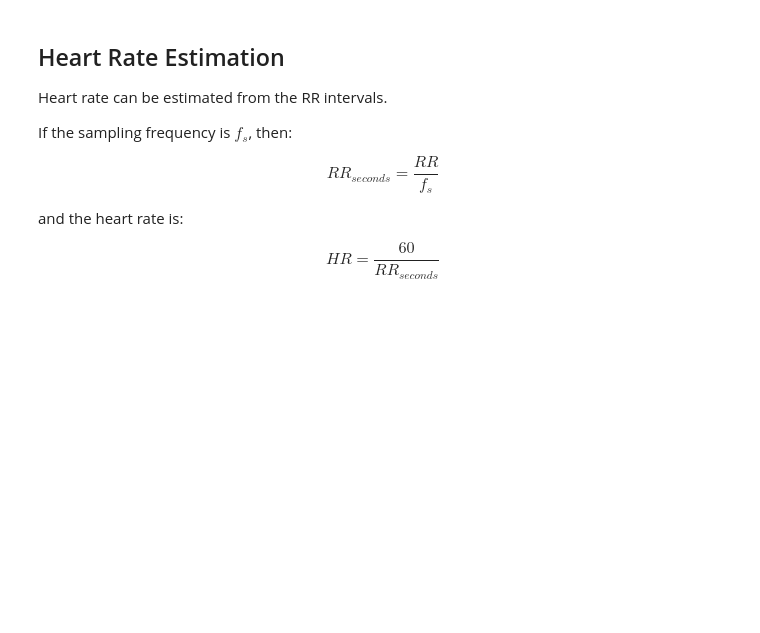
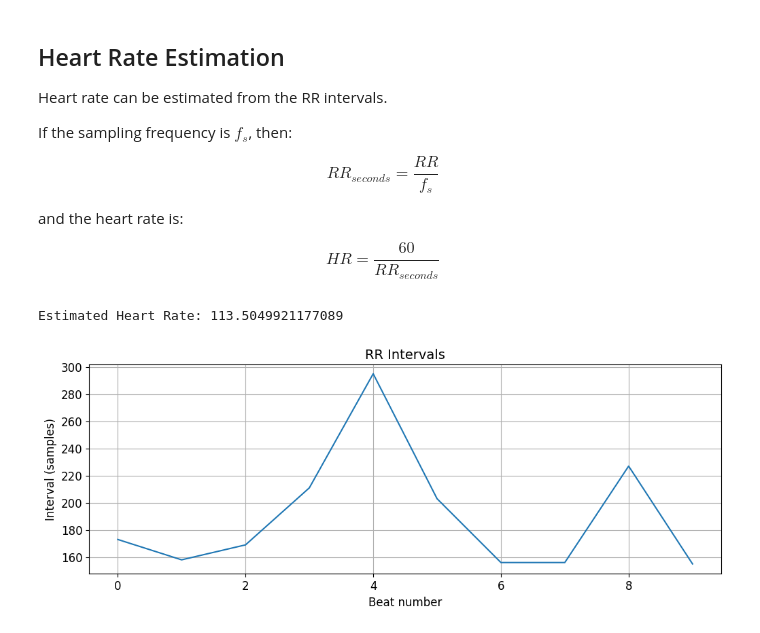
Before and after one commit to PlamenPlamenovStanchev/MathForDevs-Final-Project, a Jupyter notebook: ecg_analysis.ipynb, the cells around one changed output. Cells and saved outputs as stored; diff of their text form; code cells hidden in the pictures; blank space fills up the shorter version.

```diff
--- a/ecg_analysis.ipynb
+++ b/ecg_analysis.ipynb
@@ -351,3 +351,19 @@ and the heart rate is:
 $$
 HR = \frac{60}{RR_{seconds}}
 $$
+# %%
+fs = 360  # typical ECG sampling rate
+rr_seconds = rr_intervals / fs
+heart_rate = 60 / np.mean(rr_seconds)
+print("Estimated Heart Rate:", heart_rate)
+# %% [output]
+Estimated Heart Rate: 113.5049921177089
+# %%
+plt.figure()
+plt.plot(rr_intervals)
+plt.title("RR Intervals")
+plt.xlabel("Beat number")
+plt.ylabel("Interval (samples)")
+plt.show()
+# %% [output]
+[figure, added]
```
